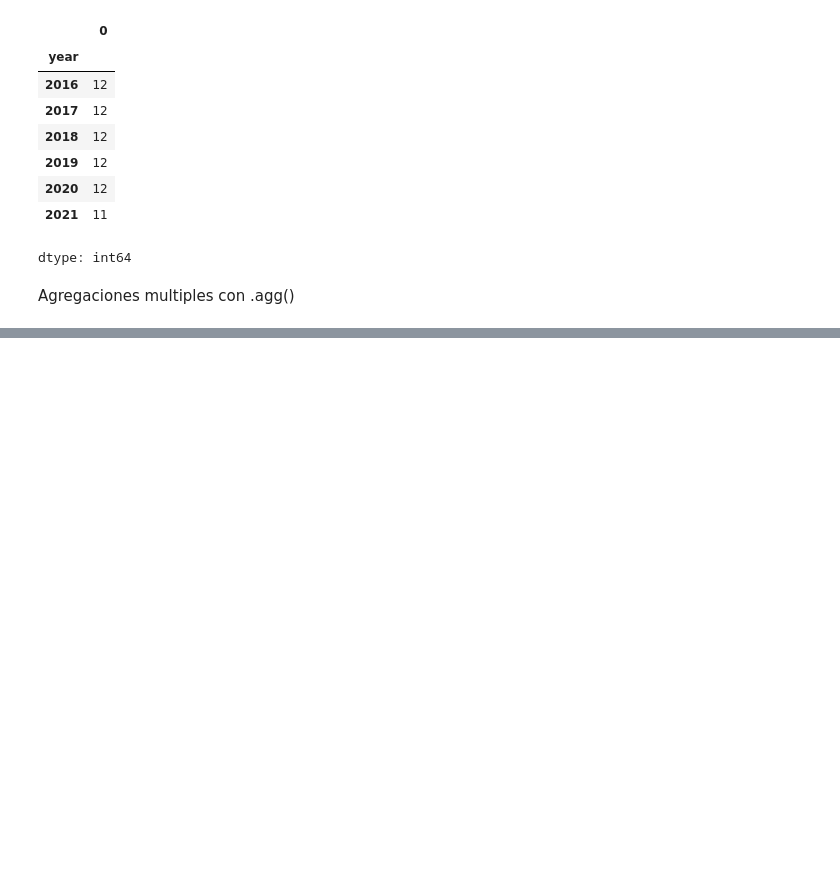
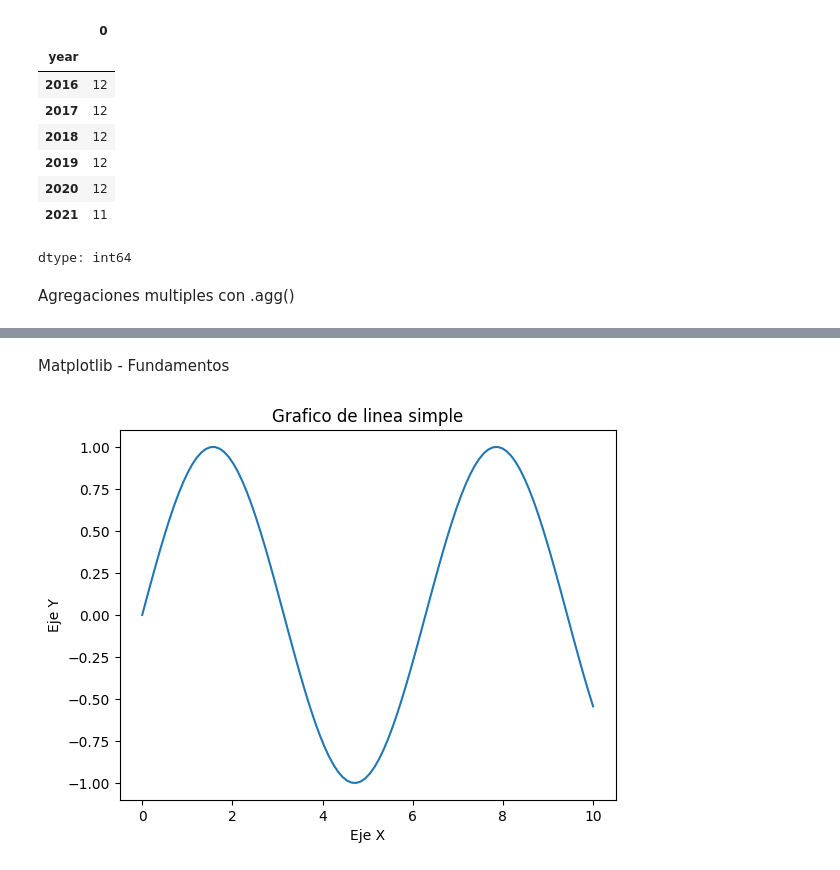
Before and after one commit to brunobobadilla06/Practica---Ciencia-de-Datos-I, a Jupyter notebook: Practica_2.ipynb, the cells around one changed output, grey strips where cells are left out. Drawn from its saved outputs; the diff is of its cells as text; code cells hidden in the pictures; blank space fills up the shorter version.

```diff
--- a/Practica_2.ipynb
+++ b/Practica_2.ipynb
@@ -160,0 +298,2 @@ Agregaciones multiples con .agg()
+# %% [markdown]
+Matplotlib - Fundamentos
@@ -160,0 +306,17 @@ Agregaciones multiples con .agg()
+# %%
+# Geafico de linea simple
+x = np.linspace(0, 10, 100) # 100 puntos equidistantes entre 0 y 20
+y = np.sin(x) # Calculamos el seno de cada punto de x
+
+# Crear grafico
+plt.plot(x, y)
+
+# Etiquetar y poner titulo
+plt.xlabel('Eje X')
+plt.ylabel('Eje Y')
+plt.title('Grafico de linea simple')
+
+# Mostrar el grafico
+plt.show()
+# %% [output]
+[figure, added]
```
Also changed, not shown: parts of 25 cells of this notebook.
